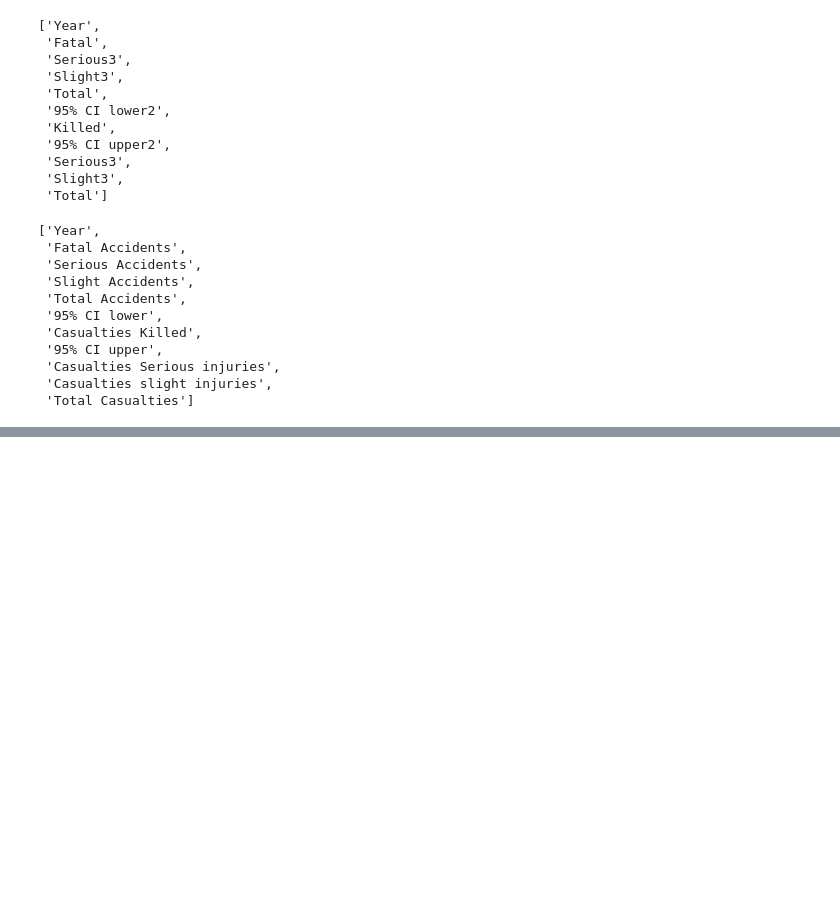
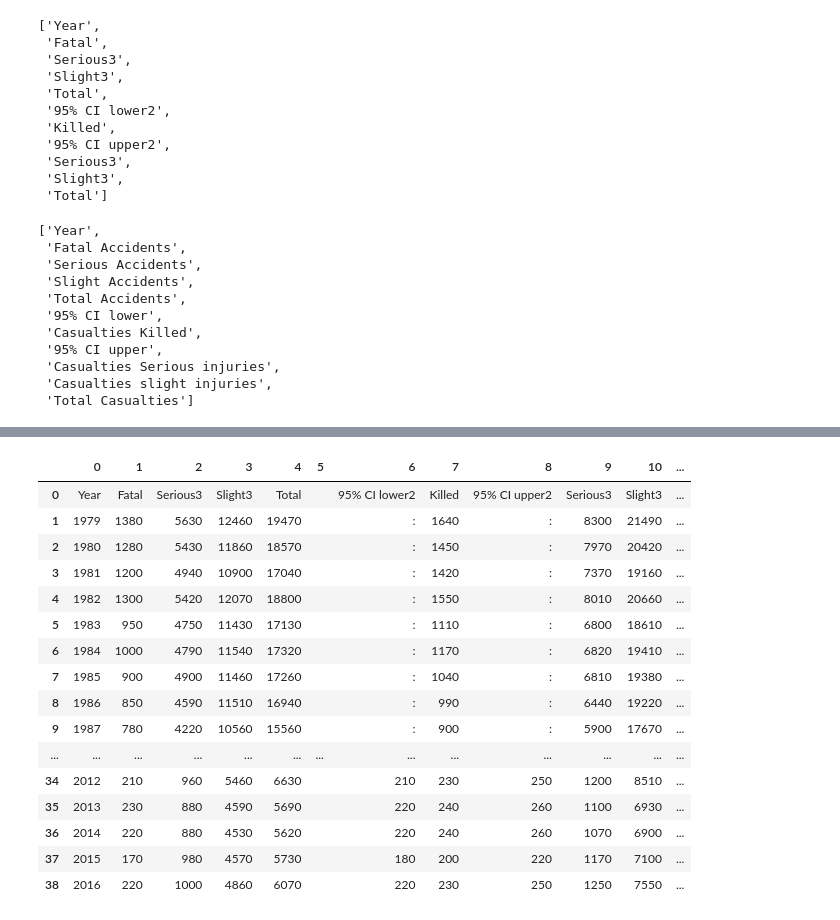
Before and after one commit to GSS-Cogs/DFT-alcohol-RAS51001, a Jupyter notebook: Estimated number of reported drink drive accidents and casualties in Great Britain 1979 - 2016.ipynb, the cells around one changed output, grey strips where cells are left out. Drawn from its saved outputs; the diff is of its cells as text; code cells hidden in the pictures; blank space fills up the shorter version.

```diff
--- a/Estimated number of reported drink drive accidents and casualties in Great Britain 1979 - 2016.ipynb
+++ b/Estimated number of reported drink drive accidents and casualties in Great Britain 1979 - 2016.ipynb
@@ -164,0 +198,21 @@ dtype: int64
+# %%
+df1 = pd.DataFrame(data.get_array())
+df1
+# %% [output]
+|  | 0 | 1 | 2 | 3 | 4 | 5 | 6 | 7 | 8 | 9 | 10 | ... |
+| 0 | Year | Fatal | Serious3 | Slight3 | Total |  | 95% CI lower2 | Killed | 95% CI upper2 | Serious3 | Slight3 | ... |
+| 1 | 1979 | 1380 | 5630 | 12460 | 19470 |  | : | 1640 | : | 8300 | 21490 | ... |
+| 2 | 1980 | 1280 | 5430 | 11860 | 18570 |  | : | 1450 | : | 7970 | 20420 | ... |
+| 3 | 1981 | 1200 | 4940 | 10900 | 17040 |  | : | 1420 | : | 7370 | 19160 | ... |
+| 4 | 1982 | 1300 | 5420 | 12070 | 18800 |  | : | 1550 | : | 8010 | 20660 | ... |
+| 5 | 1983 | 950 | 4750 | 11430 | 17130 |  | : | 1110 | : | 6800 | 18610 | ... |
+| 6 | 1984 | 1000 | 4790 | 11540 | 17320 |  | : | 1170 | : | 6820 | 19410 | ... |
+| 7 | 1985 | 900 | 4900 | 11460 | 17260 |  | : | 1040 | : | 6810 | 19380 | ... |
+| 8 | 1986 | 850 | 4590 | 11510 | 16940 |  | : | 990 | : | 6440 | 19220 | ... |
+| 9 | 1987 | 780 | 4220 | 10560 | 15560 |  | : | 900 | : | 5900 | 17670 | ... |
+| ... | ... | ... | ... | ... | ... | ... | ... | ... | ... | ... | ... | ... |
+| 34 | 2012 | 210 | 960 | 5460 | 6630 |  | 210 | 230 | 250 | 1200 | 8510 | ... |
+| 35 | 2013 | 230 | 880 | 4590 | 5690 |  | 220 | 240 | 260 | 1100 | 6930 | ... |
+| 36 | 2014 | 220 | 880 | 4530 | 5620 |  | 220 | 240 | 260 | 1070 | 6900 | ... |
+| 37 | 2015 | 170 | 980 | 4570 | 5730 |  | 180 | 200 | 220 | 1170 | 7100 | ... |
+| 38 | 2016 | 220 | 1000 | 4860 | 6070 |  | 220 | 230 | 250 | 1250 | 7550 | ... |
```
Also changed, not shown: parts of 24 cells of this notebook.
